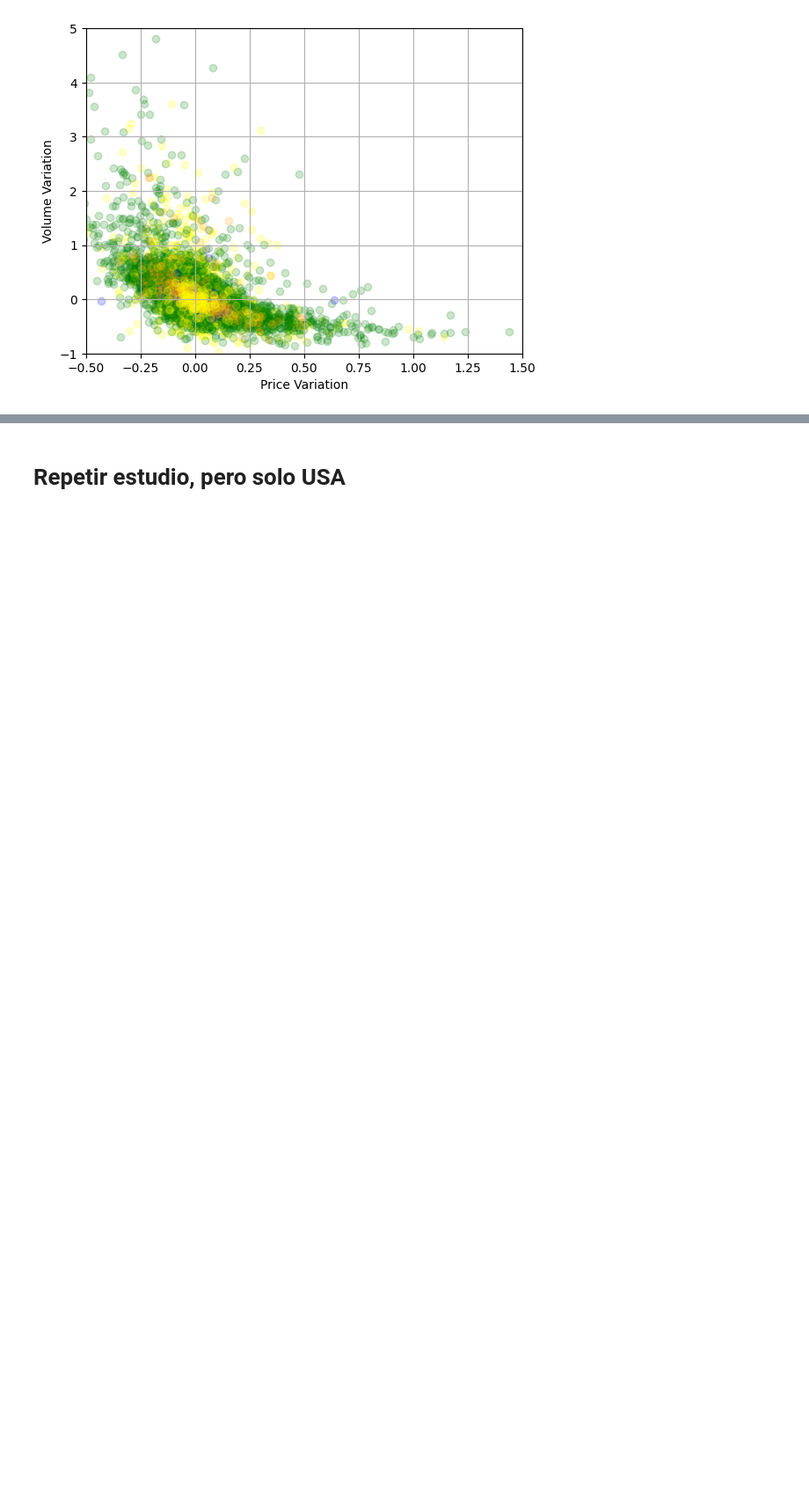
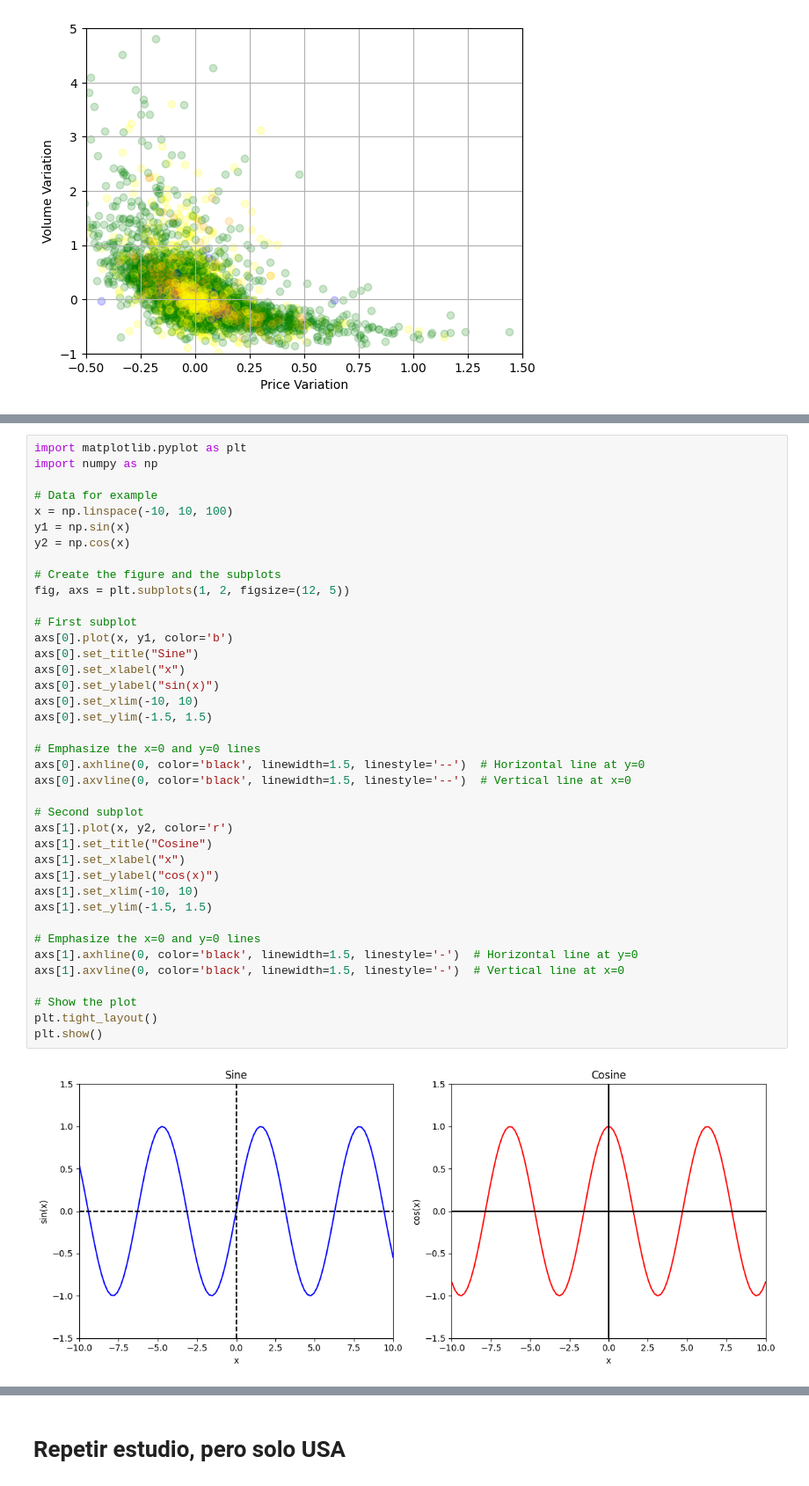
Before and after one commit to cpujol-dev/MiniProjectAavocado, a Jupyter notebook: 3.proyecto_team_apartados.ipynb, the cells around one changed output, grey strips where cells are left out. Shown at 88% size. Cells and saved outputs as stored; diff of their text form; blank space fills up the shorter version.

```diff
--- a/3.proyecto_team_apartados.ipynb
+++ b/3.proyecto_team_apartados.ipynb
@@ -698 +703,42 @@ plt.show()
+# %%
+import matplotlib.pyplot as plt
+import numpy as np
+
+# Data for example
+x = np.linspace(-10, 10, 100)
+y1 = np.sin(x)
+y2 = np.cos(x)
+
+# Create the figure and the subplots
+fig, axs = plt.subplots(1, 2, figsize=(12, 5))
+
+# First subplot
+axs[0].plot(x, y1, color='b')
+axs[0].set_title("Sine")
+axs[0].set_xlabel("x")
+axs[0].set_ylabel("sin(x)")
+axs[0].set_xlim(-10, 10)
+axs[0].set_ylim(-1.5, 1.5)
+
+# Emphasize the x=0 and y=0 lines
+axs[0].axhline(0, color='black', linewidth=1.5, linestyle='--')  # Horizontal line at y=0
+axs[0].axvline(0, color='black', linewidth=1.5, linestyle='--')  # Vertical line at x=0
+
+# Second subplot
+axs[1].plot(x, y2, color='r')
+axs[1].set_title("Cosine")
+axs[1].set_xlabel("x")
+axs[1].set_ylabel("cos(x)")
+axs[1].set_xlim(-10, 10)
+axs[1].set_ylim(-1.5, 1.5)
+
+# Emphasize the x=0 and y=0 lines
+axs[1].axhline(0, color='black', linewidth=1.5, linestyle='-')  # Horizontal line at y=0
+axs[1].axvline(0, color='black', linewidth=1.5, linestyle='-')  # Vertical line at x=0
+
+# Show the plot
+plt.tight_layout()
+plt.show()
+# %% [output]
+[figure, added]
 # %%
```
Also changed, not shown: parts of 2 cells of this notebook.
